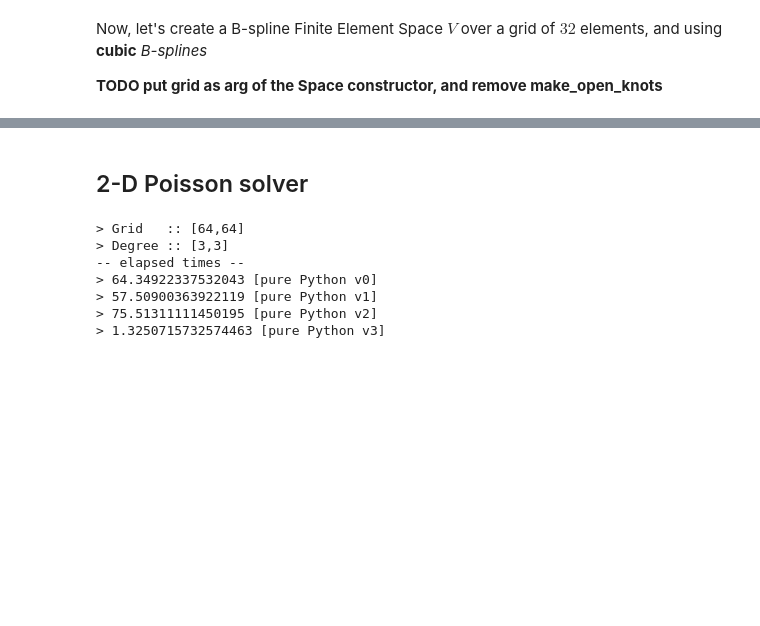
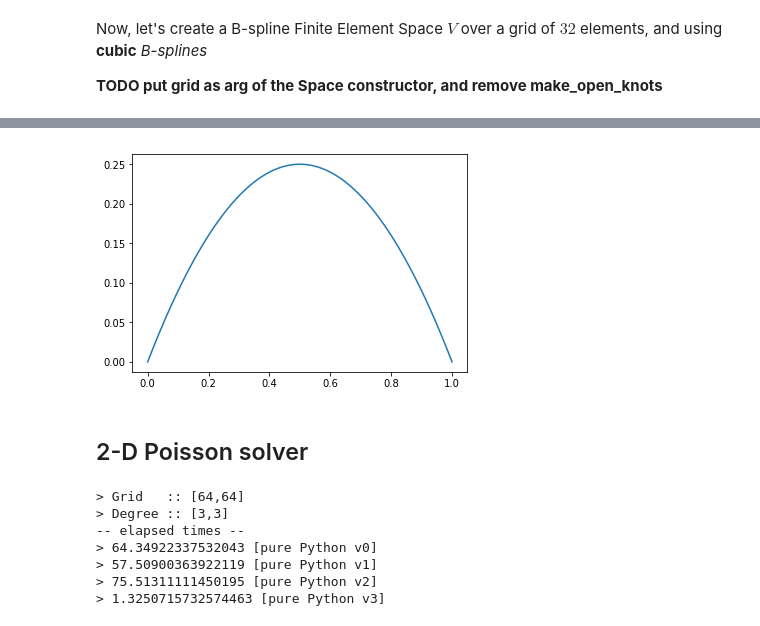
Before and after one commit to pyccel/IGA-Python, a Jupyter notebook: lessons/Chapter0/03_poisson.ipynb, the cells around one changed output, grey strips where cells are left out. Saved outputs shown, nothing was run; the diff lists cells and outputs as text; code cells hidden in the pictures; blank space fills up the shorter version.

Commit message:
poisson 1d + fix plot

```diff
--- a/lessons/Chapter0/03_poisson.ipynb
+++ b/lessons/Chapter0/03_poisson.ipynb
@@ -128,4 +134,4 @@ V = SplineSpace(knots, p)
 # %%
 # assembly
-stiffness = assembly_matrices(V)
-rhs  = assembly_rhs(V)
+stiffness = assemble_stiffness(V)
+rhs = assemble_rhs(V, lambda x: -2.)
@@ -132,4 +140,4 @@ rhs  = assembly_rhs(V)
 # %%
 # apply homogeneous dirichlet boundary conditions
-rhs[0] = 0.
-rhs[V.nbasis-1] = 0.
+rhs = rhs[1:-1]
+stiffness = stiffness[1:-1, 1:-1]
@@ -139,6 +143,0 @@ from spl.linalg.solvers import cg
-# %%
-# solve the system
-x, info = cg( stiffness, rhs, tol=1e-9, maxiter=1000, verbose=False )
-
-# check
-print (info)
@@ -147,3 +151,23 @@ print (info)
+# %%
+from scipy.sparse.linalg import cg
+u, info = cg( stiffness, rhs, tol=1e-6, maxiter=5000 )
+# %%
+# TODO - to be replaced by the Field evaluation
+#      - implement setfromarray
+from scipy.interpolate import splev
+
+def evaluate_field(u, x):
+    cu = zeros_like(knots)
+    # we add a shift because of the homogeneous bc
+    cu[1:1+len(u)] = u[:]
+    tck = (knots, cu, p)
+    y = splev( x, tck )
+    return y
+
+grid = linspace(0., 1., 401)
+plot(grid, evaluate_field(u, grid)) ; show()
+# %% [output]
+[figure, added]
 # %% [markdown]
 ## 2-D Poisson solver
 # %%
```
Also changed, not shown: parts of 9 cells of this notebook, 3 other files.
